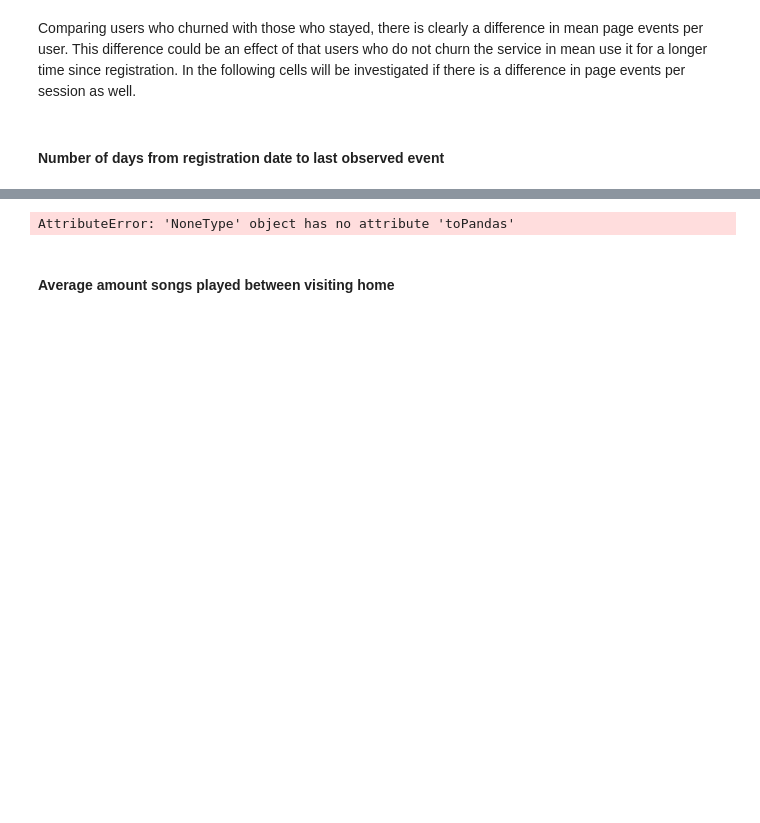
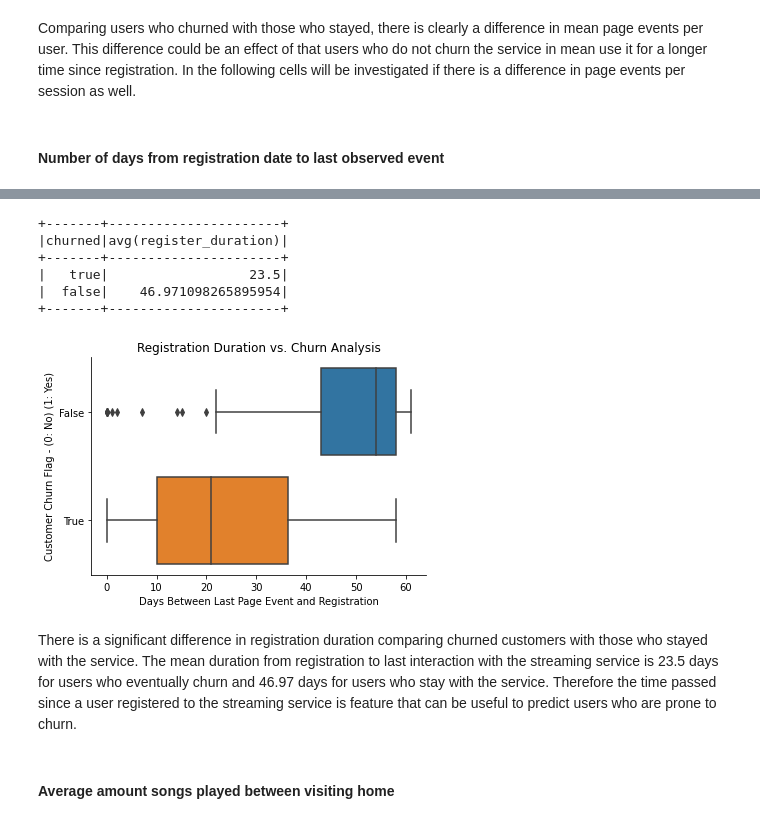
Before and after one commit to LeopoldWalther/SparkChurnDetection, a Jupyter notebook: Sparkify.ipynb, the cells around one changed output, grey strips where cells are left out. Saved outputs shown, nothing was run; the diff lists cells and outputs as text; code cells hidden in the pictures; blank space fills up the shorter version.

Commit message:
feat: add graph registration duration

```diff
--- a/Sparkify.ipynb
+++ b/Sparkify.ipynb
@@ -787,4 +787,4 @@ register_duration = register_duration \
 
 register_duration = register_duration \
     .withColumn('register_duration', datediff(col('last_page_event'), col('registration'))) \
-    .show()
+    .orderBy('register_duration', ascending=False)
@@ -809,15 +811,26 @@ only showing top 20 rows
+# %%
+register_duration.groupBy('churned').mean().show()
+# %% [output]
++-------+----------------------+
+|churned|avg(register_duration)|
++-------+----------------------+
+|   true|                  23.5|
+|  false|    46.971098265895954|
++-------+----------------------+
 # %%
 # convert spark object ot pandas dataframe
 register_duration_pd = register_duration.toPandas()
 
 # Plot
-ax = sns.boxplot(data=register_duration_pd, y='churned', x='register_Duration', orient='h')
+ax = sns.boxplot(data=register_duration_pd, y='churned', x='register_duration', orient='h')
 plt.xlabel('Days Between Last Page Event and Registration')
 plt.ylabel('Customer Churn Flag - (0: No) (1: Yes)')
 plt.title('Registration Duration vs. Churn Analysis')
 sns.despine(ax=ax);
 # %% [output]
-AttributeError: 'NoneType' object has no attribute 'toPandas'
+[figure, added]
+# %% [markdown]
+There is a significant difference in registration duration comparing churned customers with those who stayed with the service. The mean duration from registration to last interaction with the streaming service is 23.5 days for users who eventually churn and 46.97 days for users who stay with the service. Therefore the time passed since a user registered to the streaming service is feature that can be useful to predict users who are prone to churn.
 # %%
 # NextSong event per session
 
```
Also changed, not shown: parts of 2 cells of this notebook.
